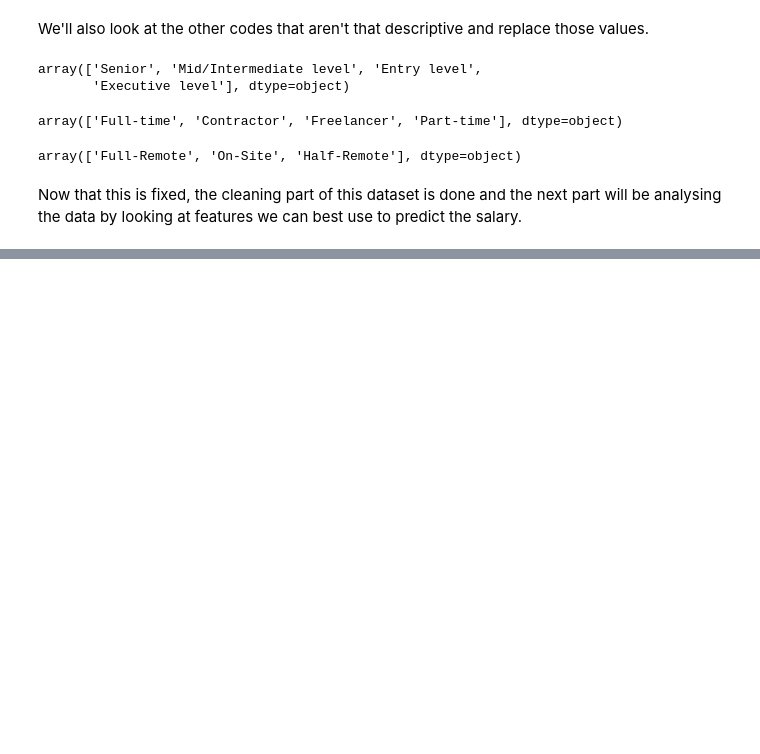
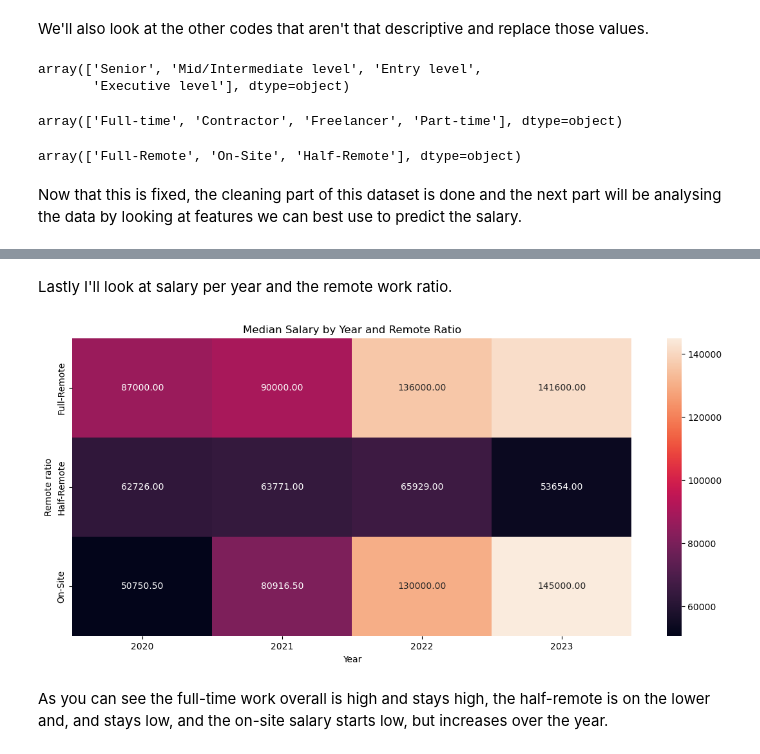
Before and after one commit to jarnoweemen/ML_Practice_Assignments, a Jupyter notebook: Practice 1/practice 1 - Jarno Weemen.ipynb, the cells around one changed output, grey strips where cells are left out. Saved outputs shown, nothing was run; the diff lists cells and outputs as text; code cells hidden in the pictures; blank space fills up the shorter version.

```diff
--- a/Practice 1/practice 1 - Jarno Weemen.ipynb
+++ b/Practice 1/practice 1 - Jarno Weemen.ipynb
@@ -215,0 +280,17 @@ array(['Senior'], dtype='<U22')
+# %% [markdown]
+Lastly I'll look at salary per year and the remote work ratio.
+# %%
+df = df_salaries.copy()
+
+#  Median salary by job title
+pivot_table = df.pivot_table(values='salary_in_usd', index='remote_ratio', columns='work_year', aggfunc='median')
+plt.figure(figsize=(14, 6))
+sns.heatmap(pivot_table, annot=True, fmt=".2f")
+plt.title('Median Salary by Year and Remote Ratio')
+plt.xlabel('Year')
+plt.ylabel('Remote ratio')
+plt.show()
+# %% [output]
+[figure, added]
+# %% [markdown]
+As you can see the full-time work overall is high and stays high, the half-remote is on the lower and, and stays low, and the on-site salary starts low, but increases over the year.
```
Also changed, not shown: parts of 16 cells of this notebook.
